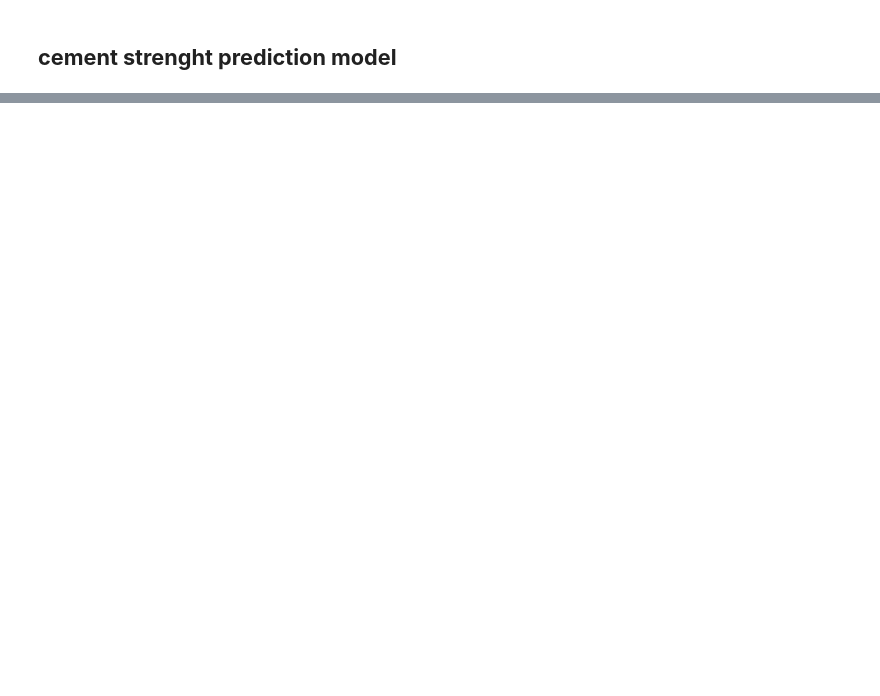
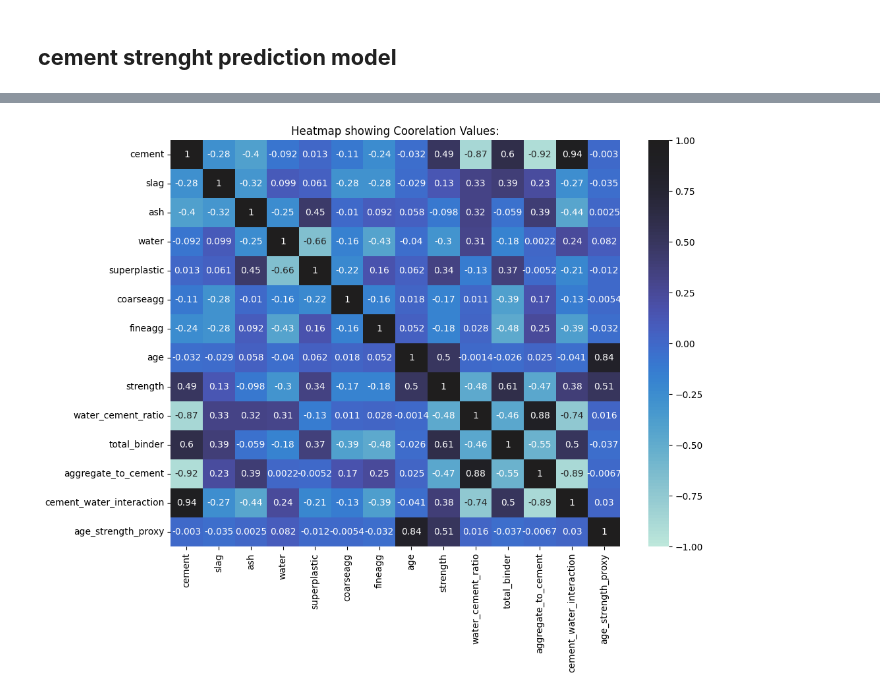
Before and after one commit to AdityaK1304/Cement_Strenght_Prediction_Model, a Jupyter notebook: research/model.ipynb, the cells around one changed output, grey strips where cells are left out. Cells and saved outputs as stored; diff of their text form; code cells hidden in the pictures; blank space fills up the shorter version.

```diff
--- a/research/model.ipynb
+++ b/research/model.ipynb
@@ -21,6 +36,3 @@ from sklearn.svm import SVR
 # %%
-# data ingestion
-def data_ingestion():
-
-    data = pd.read_csv(r'C:\Cement_Strenght_Prediction_Model\data\raw\Concrete_Compressive_Strength.csv')
-    return data
+df = pd.read_csv(r'C:\Cement_Strenght_Prediction_Model\data\raw\Concrete_Compressive_Strength.csv')
+df.sample(frac = 1)
@@ -113,2 +77,2 @@ memory usage: 112.8 KB
 # %%
-data['age'] = data['age'].astype('float64')
+df['age'] = df['age'].astype('float64')
@@ -188,0 +139,21 @@ R2 score: 0.8077377472879232
+# %%
+# Replace Outliers with Median Statergy
+
+for col in df.select_dtypes(include='number').columns:
+    Q1 = df[col].quantile(0.25)
+    Q3 = df[col].quantile(0.75)
+    IQR = Q3 - Q1
+
+    lower_bound = Q1 - 1.5 * IQR
+    upper_bound = Q3 + 1.5 * IQR
+
+    # Identify outliers
+    outliers = (df[col] < lower_bound) | (df[col] > upper_bound)
+    outlier_count = outliers.sum()
+
+    if outlier_count > 0:
+        replacement = df[col].median()
+        df.loc[outliers, col] = replacement
+        print(f"Replaced {outlier_count} outliers in '{col}' with median.")
+    else:
+        print(f"No outliers found in '{col}'.")
@@ -188,0 +175,9 @@ R2 score: 0.8077377472879232
+# %%
+# Checking Correlation
+corr = df.corr()
+df.ax = plt.subplots(figsize = (11,8))
+sns.heatmap(corr,annot = True,center = True,vmax= 1,vmin = -1)
+plt.title('Heatmap showing Coorelation Values:')
+plt.show()
+# %% [output]
+[figure, added]
```
Also changed, not shown: parts of 12 cells of this notebook, 3 other files.
